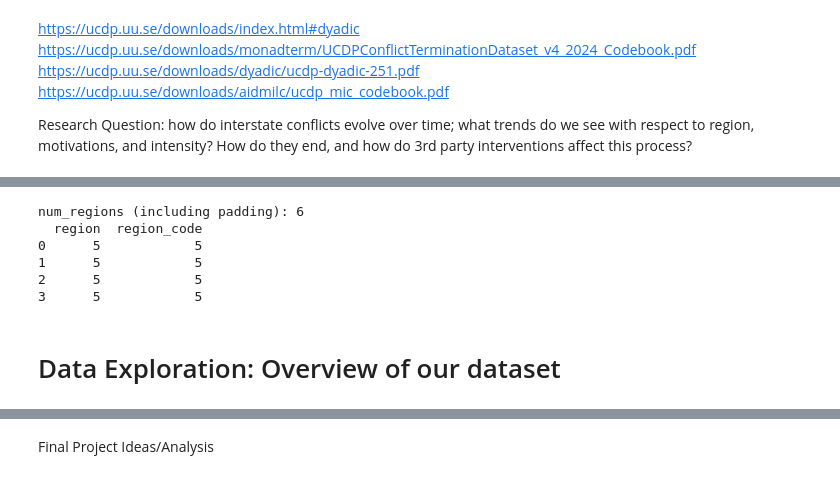
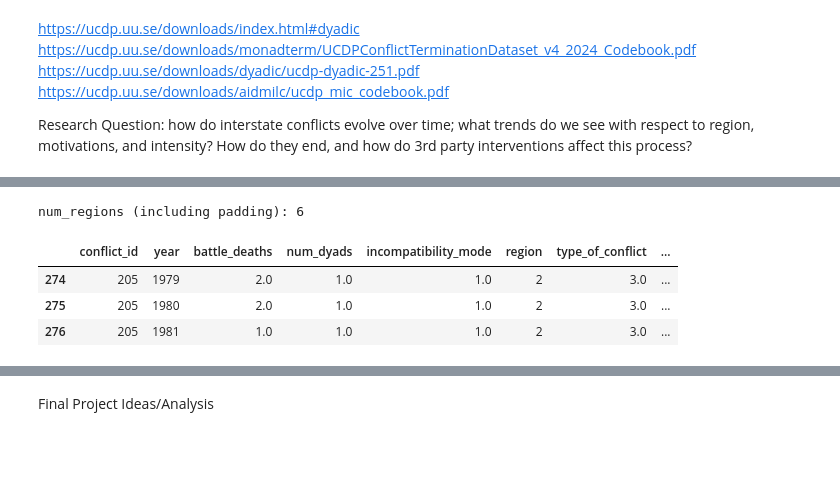
Before and after one commit to Fishmarchande/datasci_finalproj, a Jupyter notebook: project.ipynb, the cells around one changed output, grey strips where cells are left out. Cells and saved outputs as stored; diff of their text form; code cells hidden in the pictures; blank space fills up the shorter version.

```diff
--- a/project.ipynb
+++ b/project.ipynb
@@ -93,49 +204,46 @@ Summary stats for continuous columns:
 # %%
-
 term_yearly = (
     term.groupby(['conflict_id', 'year'])
           .agg(
               battle_deaths = ('intensity_level', 'mean'),
               num_dyads     = ('dyad_id', 'nunique'),
               mode_outcome = ('d_outcome',
                 lambda x: x.mode().iloc[0] if not x.mode().empty else np.nan)
           )
           .reset_index()
 )
 
 term_yearly = (
     term.groupby(['conflict_id', 'year'])
           .agg({
               'intensity_level': 'mean',     # total battle deaths that year
               'dyad_id': 'nunique',  # number of dyads active
           })
           .reset_index()
           .rename(columns={'best_est': 'battle_deaths'})
             .rename(columns={
               'best_est': 'battle_deaths',
               'dyad_id': 'num_dyads'
           })
 )
 
 merged = dyadic_yearly.merge(
     term[['conflict_id', 'year' ,'d_ep_endyear','d_epterm']],
     on=['conflict_id', 'year'],
     how='left')
 merged['d_epterm'] = merged['d_epterm'].astype('float32')
+
+df = merged.copy()
+df = merged.dropna(subset=['d_epterm']).copy()
+# Create integer codes for 'region' for embedding (reserve 0 for padding)
+df['region_code'] = df['region'].astype('category').cat.codes + 1
+num_regions = int(df['region_code'].max()) + 1  # includes padding id 0
+print('num_regions (including padding):', num_regions)
+
+df.head(3)
+# %% [output]
+num_regions (including padding): 6
+|  | conflict_id | year | battle_deaths | num_dyads | incompatibility_mode | region | type_of_conflict | ... |
+| 274 | 205 | 1979 | 2.0 | 1.0 | 1.0 | 2 | 3.0 | ... |
+| 275 | 205 | 1980 | 2.0 | 1.0 | 1.0 | 2 | 3.0 | ... |
+| 276 | 205 | 1981 | 1.0 | 1.0 | 1.0 | 2 | 3.0 | ... |
-# %%
-df = merged.copy()
-df = merged.dropna(subset=['d_epterm']).copy()
-# Create integer codes for 'region' for embedding (reserve 0 for padding)
-df['region_code'] = df['region'].astype('category').cat.codes + 1
-num_regions = int(df['region_code'].max()) + 1  # includes padding id 0
-print('num_regions (including padding):', num_regions)
-print(df[df['conflict_id'] == 200][['region','region_code']].head())
-# %% [output]
-num_regions (including padding): 6
-  region  region_code
-0      5            5
-1      5            5
-2      5            5
-3      5            5
-# %% [markdown]
-# Data Exploration: Overview of our dataset
```
Also changed, not shown: parts of 14 cells of this notebook.
